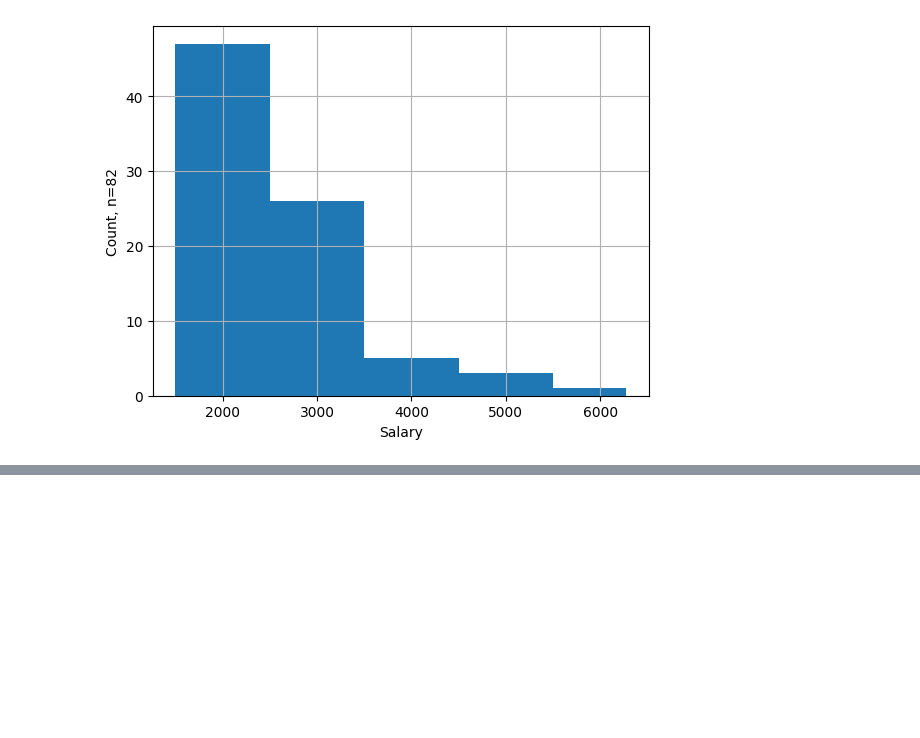
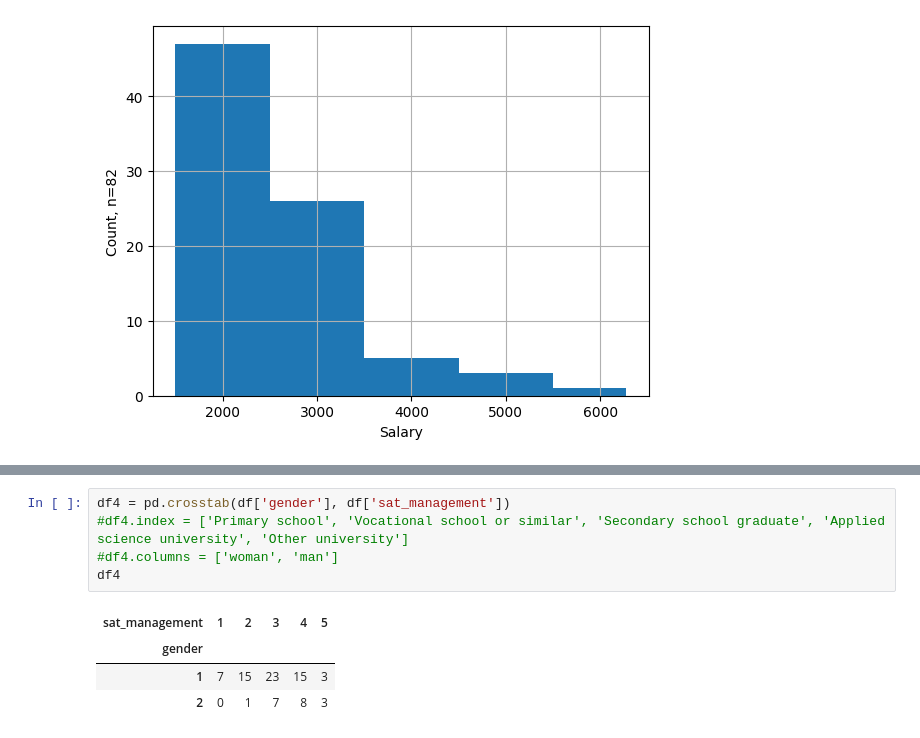
Before and after one commit to jemlau/DataAnalysisProject, a Jupyter notebook: harjotustyöHANNA.ipynb, the cells around one changed output, grey strips where cells are left out. Drawn from its saved outputs; the diff is of its cells as text; blank space fills up the shorter version.

```diff
--- a/harjotustyöHANNA.ipynb
+++ b/harjotustyöHANNA.ipynb
@@ -75,0 +84,10 @@ Text(0, 0.5, 'Count, n=82')
+# %%
+df4 = pd.crosstab(df['gender'], df['sat_management'])
+#df4.index = ['Primary school', 'Vocational school or similar', 'Secondary school graduate', 'Applied science university', 'Other university']
+#df4.columns = ['woman', 'man']
+df4
+# %% [output]
+| sat_management | 1 | 2 | 3 | 4 | 5 |
+| gender |  |  |  |  |  |
+| 1 | 7 | 15 | 23 | 15 | 3 |
+| 2 | 0 | 1 | 7 | 8 | 3 |
```
Also changed, not shown: parts of 2 cells of this notebook, 1 other file.
